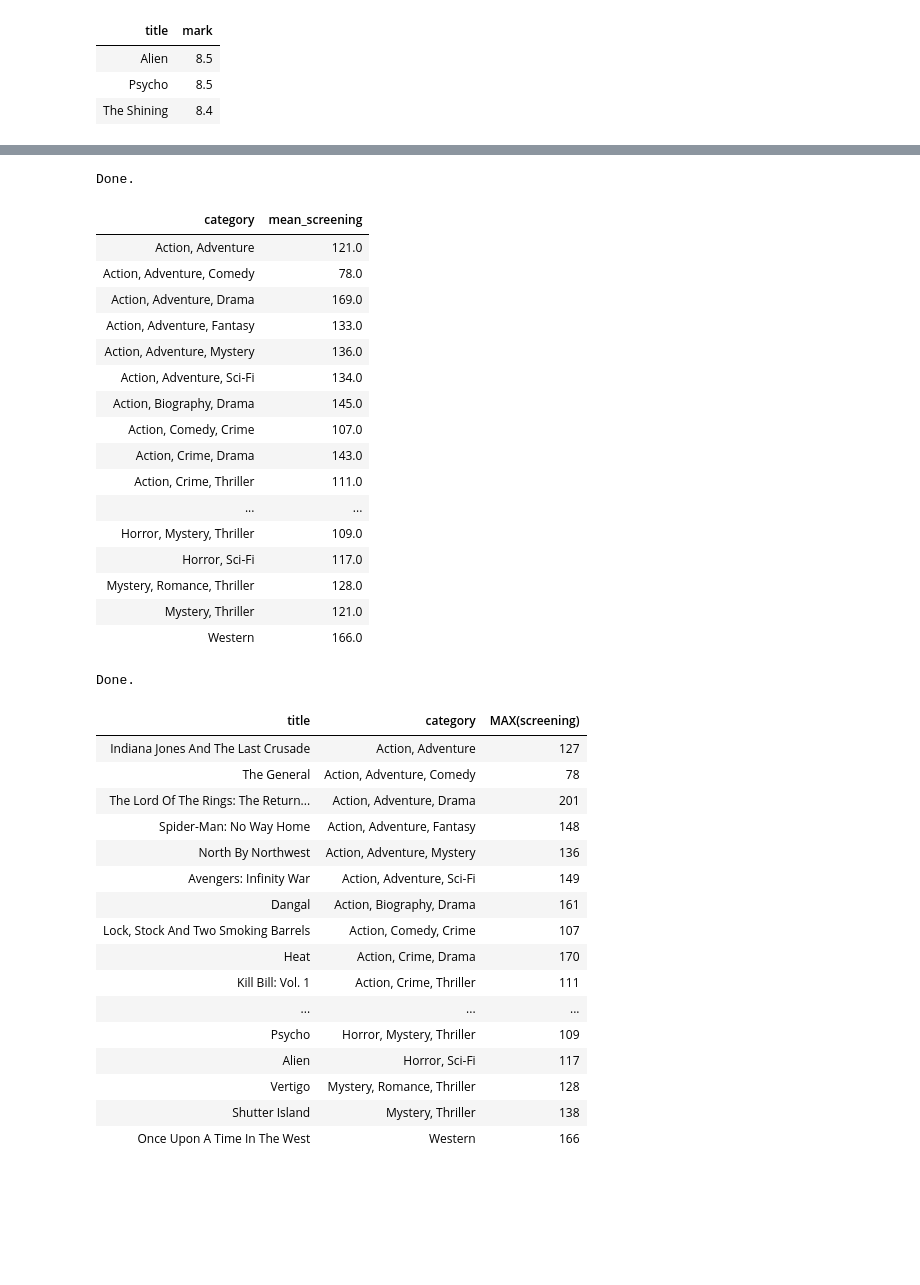
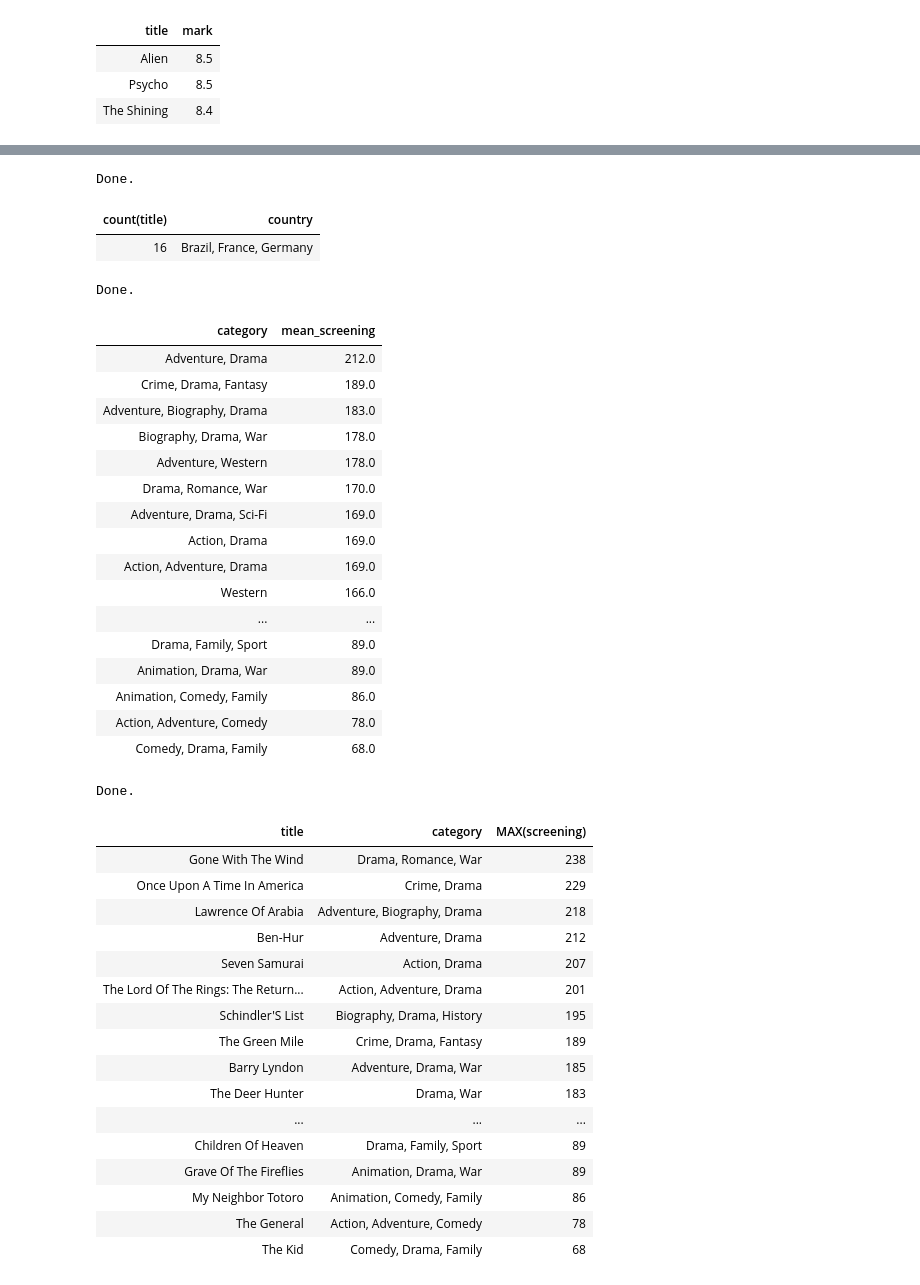
Before and after one commit to t7bo/scraping_movies, a Jupyter notebook: data/sql/requests.ipynb, the cells around one changed output, grey strips where cells are left out. Saved outputs shown, nothing was run; the diff lists cells and outputs as text; code cells hidden in the pictures; blank space fills up the shorter version.

Commit message:
maj sql requests : all done

```diff
--- a/data/sql/requests.ipynb
+++ b/data/sql/requests.ipynb
@@ -99,52 +104,66 @@ Done.
+# %%
+%%sql sqlite:///../database/imdb.db
+SELECT count(title), country FROM (
+SELECT title, mark, country FROM movies
+GROUP BY country
+ORDER BY mark DESC
+LIMIT 100) AS top_100
+WHERE country LIKE '%France%'
+# %% [output]
+Done.
+| count(title) | country |
+| 16 | Brazil, France, Germany |
 # %%
 # Quel est la durée moyenne d’un film en fonction du genre ?
 # %%
 %%sql sqlite:///../database/imdb.db
 SELECT category, round(AVG(screening)) as mean_screening FROM movies
 GROUP BY category
+ORDER BY mean_screening DESC
 # %% [output]
 Done.
 | category | mean_screening |
-| Action, Adventure | 121.0 |
+| Adventure, Drama | 212.0 |
+| Crime, Drama, Fantasy | 189.0 |
+| Adventure, Biography, Drama | 183.0 |
+| Biography, Drama, War | 178.0 |
+| Adventure, Western | 178.0 |
+| Drama, Romance, War | 170.0 |
+| Adventure, Drama, Sci-Fi | 169.0 |
+| Action, Drama | 169.0 |
+| Action, Adventure, Drama | 169.0 |
+| Western | 166.0 |
+| ... | ... |
+| Drama, Family, Sport | 89.0 |
+| Animation, Drama, War | 89.0 |
+| Animation, Comedy, Family | 86.0 |
 | Action, Adventure, Comedy | 78.0 |
-| Action, Adventure, Drama | 169.0 |
-| Action, Adventure, Fantasy | 133.0 |
-| Action, Adventure, Mystery | 136.0 |
-| Action, Adventure, Sci-Fi | 134.0 |
-| Action, Biography, Drama | 145.0 |
-| Action, Comedy, Crime | 107.0 |
-| Action, Crime, Drama | 143.0 |
-| Action, Crime, Thriller | 111.0 |
-| ... | ... |
-| Horror, Mystery, Thriller | 109.0 |
-| Horror, Sci-Fi | 117.0 |
-| Mystery, Romance, Thriller | 128.0 |
-| Mystery, Thriller | 121.0 |
-| Western | 166.0 |
+| Comedy, Drama, Family | 68.0 |
 # %%
 # En fonction du genre, afficher la liste des films les plus longs.
 # %%
 %%sql sqlite:///../database/imdb.db
 SELECT title, category, MAX(screening) FROM movies
 GROUP BY category
+ORDER BY MAX(screening) DESC
 # %% [output]
 Done.
 | title | category | MAX(screening) |
-| Indiana Jones And The Last Crusade | Action, Adventure | 127 |
+| Gone With The Wind | Drama, Romance, War | 238 |
+| Once Upon A Time In America | Crime, Drama | 229 |
+| Lawrence Of Arabia | Adventure, Biography, Drama | 218 |
+| Ben-Hur | Adventure, Drama | 212 |
+| Seven Samurai | Action, Drama | 207 |
+| The Lord Of The Rings: The Return... | Action, Adventure, Drama | 201 |
+| Schindler'S List | Biography, Drama, History | 195 |
+| The Green Mile | Crime, Drama, Fantasy | 189 |
+| Barry Lyndon | Adventure, Drama, War | 185 |
+| The Deer Hunter | Drama, War | 183 |
+| ... | ... | ... |
+| Children Of Heaven | Drama, Family, Sport | 89 |
+| Grave Of The Fireflies | Animation, Drama, War | 89 |
+| My Neighbor Totoro | Animation, Comedy, Family | 86 |
 | The General | Action, Adventure, Comedy | 78 |
-| The Lord Of The Rings: The Return... | Action, Adventure, Drama | 201 |
-| Spider-Man: No Way Home | Action, Adventure, Fantasy | 148 |
-| North By Northwest | Action, Adventure, Mystery | 136 |
-| Avengers: Infinity War | Action, Adventure, Sci-Fi | 149 |
-| Dangal | Action, Biography, Drama | 161 |
-| Lock, Stock And Two Smoking Barrels | Action, Comedy, Crime | 107 |
-| Heat | Action, Crime, Drama | 170 |
-| Kill Bill: Vol. 1 | Action, Crime, Thriller | 111 |
-| ... | ... | ... |
-| Psycho | Horror, Mystery, Thriller | 109 |
-| Alien | Horror, Sci-Fi | 117 |
-| Vertigo | Mystery, Romance, Thriller | 128 |
-| Shutter Island | Mystery, Thriller | 138 |
-| Once Upon A Time In The West | Western | 166 |
+| The Kid | Comedy, Drama, Family | 68 |
 # %%
 # En fonction du genre, quel est le coût de tournage d’une minute de film ?
```
Also changed, not shown: parts of 10 cells of this notebook.
